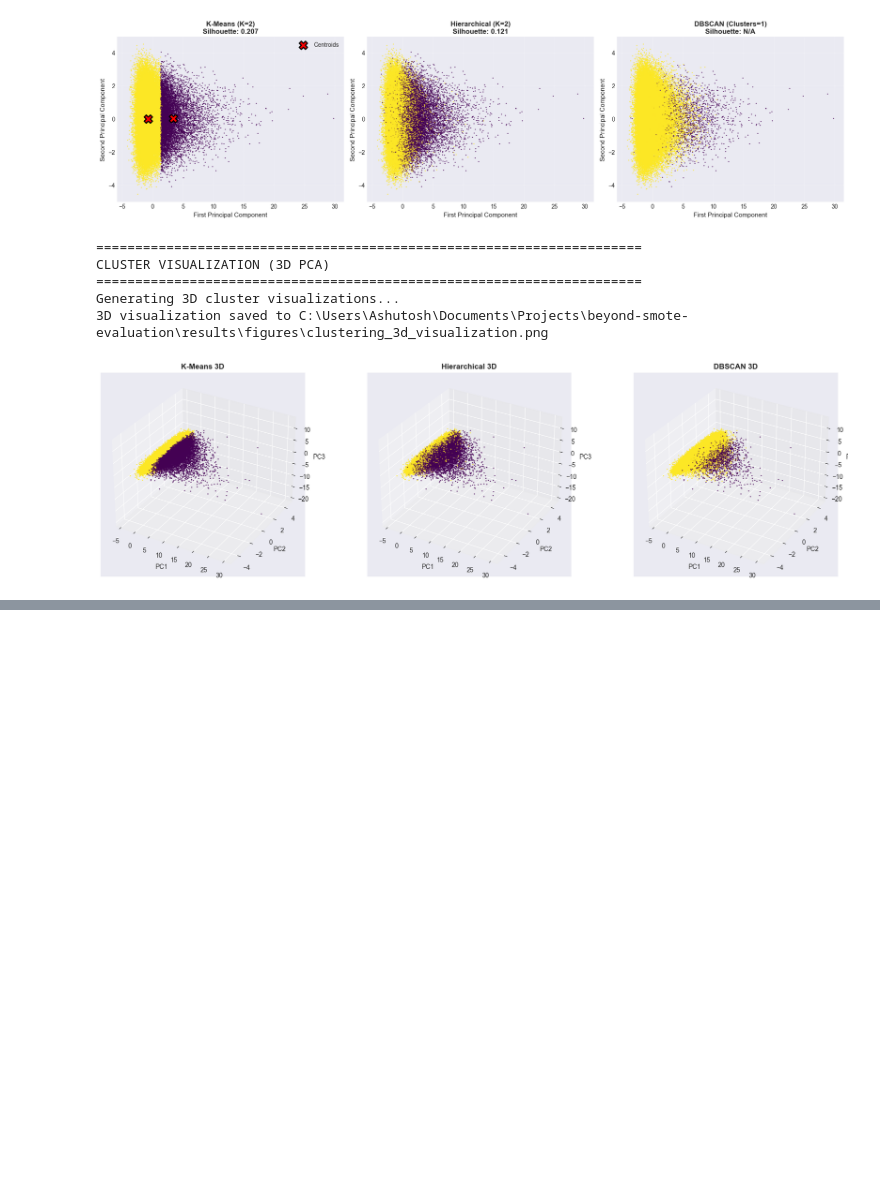
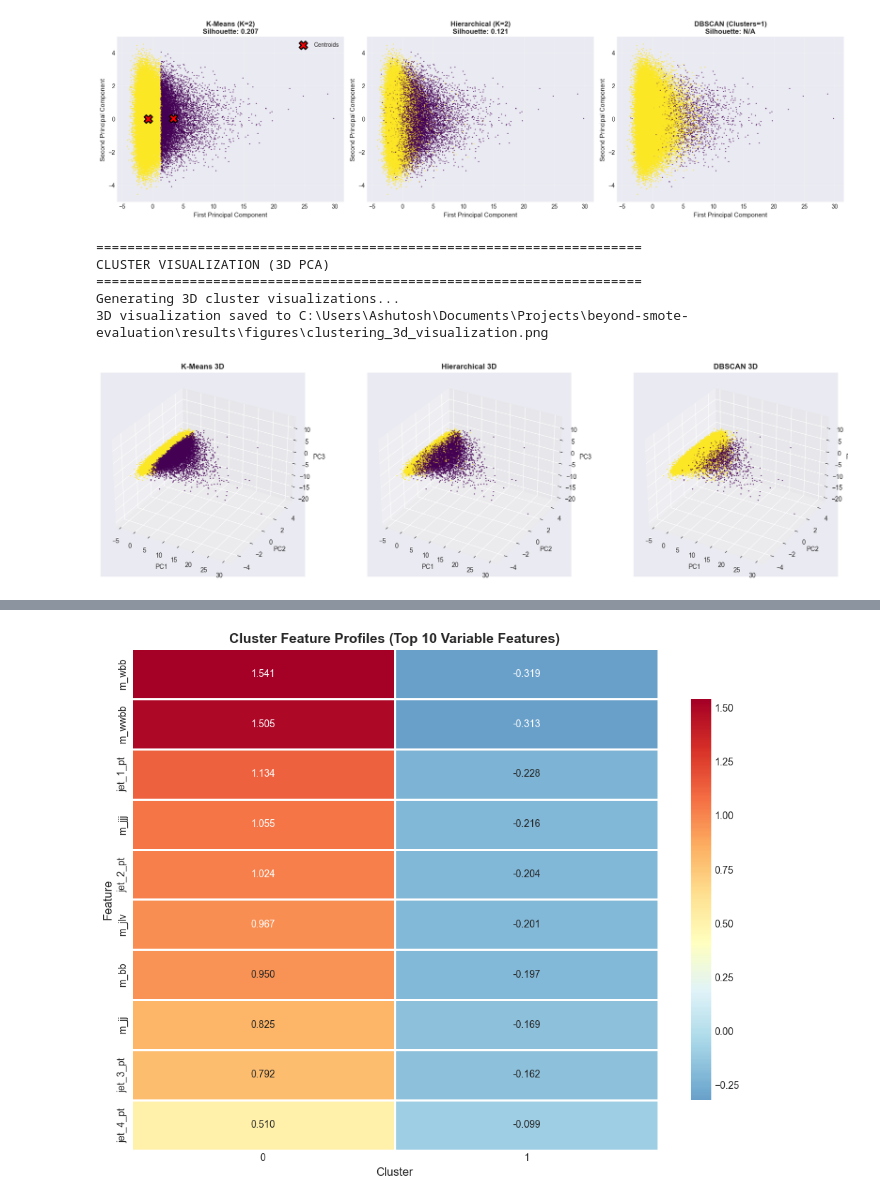
Before and after one commit to ashu-tagore/beyond_smote_evaluation, a Jupyter notebook: notebooks/07_Clustering_Analysis.ipynb, the cells around one changed output, grey strips where cells are left out. Saved outputs shown, nothing was run; the diff lists cells and outputs as text; code cells hidden in the pictures; blank space fills up the shorter version.

Commit message:
feat: Validated clusters and comparing all methods

```diff
--- a/notebooks/07_Clustering_Analysis.ipynb
+++ b/notebooks/07_Clustering_Analysis.ipynb
@@ -813,0 +883,84 @@ Generating 3D cluster visualizations...
+# %%
+# Cell 12: Cluster Profiling - Feature Analysis
+# Understanding what distinguishes each cluster
+# Analyzing mean feature values per cluster
+
+print("="*70)
+print("CLUSTER PROFILING (Feature Analysis)")
+print("="*70)
+
+print(f"\nAnalyzing K-Means clusters (best performing method)...\n")
+
+# Creating DataFrame with cluster labels (using ORIGINAL unscaled data for interpretation)
+cluster_df = X_cluster_original.copy()
+cluster_df['Cluster'] = kmeans_labels
+cluster_df['True_Label'] = y_cluster.values
+
+# Computing mean features per cluster
+cluster_profiles = cluster_df.groupby('Cluster').mean()
+
+print("Cluster Feature Profiles (Top 5 distinguishing features):")
+print("="*70)
+
+# For each cluster, find most distinctive features
+for cluster_id in range(OPTIMAL_K):
+    print(f"\nCluster {cluster_id}:")
+
+    # Getting this cluster's profile
+    cluster_mean = cluster_profiles.iloc[cluster_id]
+
+    # Comparing to overall mean
+    overall_mean = X_cluster_original.mean()
+    diff = (cluster_mean - overall_mean).abs().sort_values(ascending=False)
+
+    # Top 5 distinctive features
+    print("Most distinctive features:")
+    for i, (feature, value) in enumerate(diff.head(5).items(), 1):
+        if feature not in ['True_Label']:
+            cluster_val = cluster_mean[feature]
+            overall_val = overall_mean[feature]
+            print(f"    {i}. {feature:30s} = {cluster_val:7.4f} (overall: {overall_val:7.4f})")
+
+    # Signal/background composition
+    cluster_data = cluster_df[cluster_df['Cluster'] == cluster_id]
+    signal_pct = (cluster_data['True_Label'] == 1).mean() * 100
+
+    print(f"\nComposition:")
+    print(f" Signal: {signal_pct:.1f}%")
+    print(f" Background: {100-signal_pct:.1f}%")
+
+    # Cluster interpretation
+    if signal_pct > 60:
+        print(f"  → Predominantly SIGNAL events")
+    elif signal_pct < 40:
+        print(f"  → Predominantly BACKGROUND events")
+    else:
+        print(f"  → Mixed signal/background events")
+
+# Visualizing cluster-feature heatmap
+print("\nGenerating cluster-feature heatmap...")
+
+# Selecting top 10 most variable features across clusters
+feature_variance = cluster_profiles.drop('True_Label', axis=1).var()
+top_features = feature_variance.nlargest(10).index
+
+# Creating heatmap data
+heatmap_data = cluster_profiles[top_features].T
+
+fig, ax = plt.subplots(figsize=(10, 8))
+sns.heatmap(heatmap_data, annot=True, fmt='.3f', cmap='RdYlBu_r',
+           center=heatmap_data.mean().mean(), linewidths=1, ax=ax,
+           cbar_kws={"shrink": 0.8})
+ax.set_xlabel('Cluster', fontsize=12)
+ax.set_ylabel('Feature', fontsize=12)
+ax.set_title('Cluster Feature Profiles (Top 10 Variable Features)',
+            fontsize=14, fontweight='bold')
+
+plt.tight_layout()
+
+profile_path = FIGURE_OUTPUT / 'clustering_feature_profiles.png'
+plt.savefig(profile_path, dpi=DPI_VALUE, bbox_inches='tight')
+print(f"Feature profile heatmap saved to {profile_path}")
+
+plt.show()
+# %% [output]
@@ -813,0 +984 @@ Generating 3D cluster visualizations...
+[figure, added]
```
Also changed, not shown: parts of 3 cells of this notebook.
